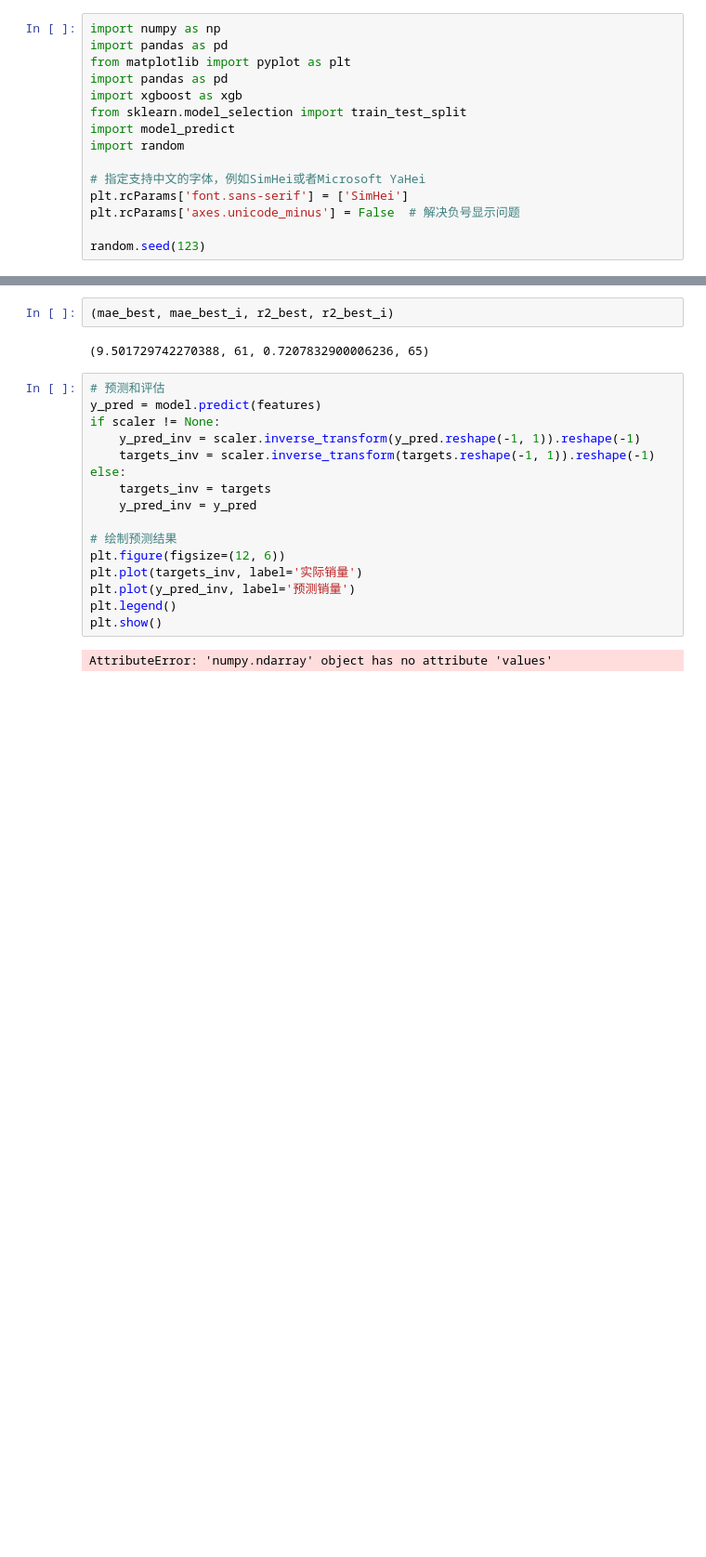
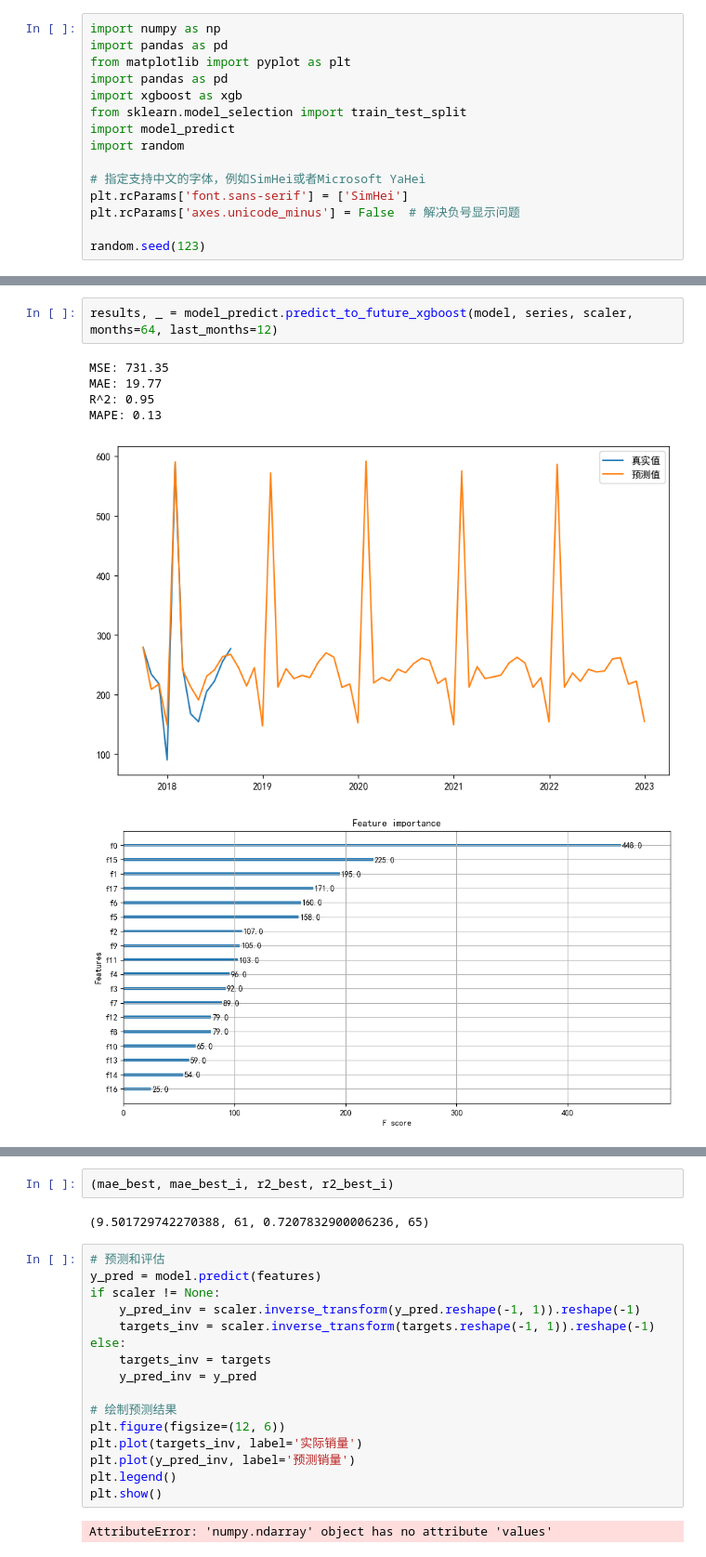
Before and after one commit to hh66911/2024-dingding-A, a Jupyter notebook: xgboost.ipynb, the cells around one changed output, grey strips where cells are left out. Shown at 93% size. Drawn from its saved outputs; the diff is of its cells as text; blank space fills up the shorter version.

```diff
--- a/xgboost.ipynb
+++ b/xgboost.ipynb
@@ -56,0 +41,9 @@ MAPE: 0.45
+# %%
+results, _ = model_predict.predict_to_future_xgboost(model, series, scaler, months=64, last_months=12)
+# %% [output]
+MSE: 731.35
+MAE: 19.77
+R^2: 0.95
+MAPE: 0.13
+[figure, added]
+[figure, added]
```
Also changed, not shown: parts of 6 cells of this notebook, 8 other files.
